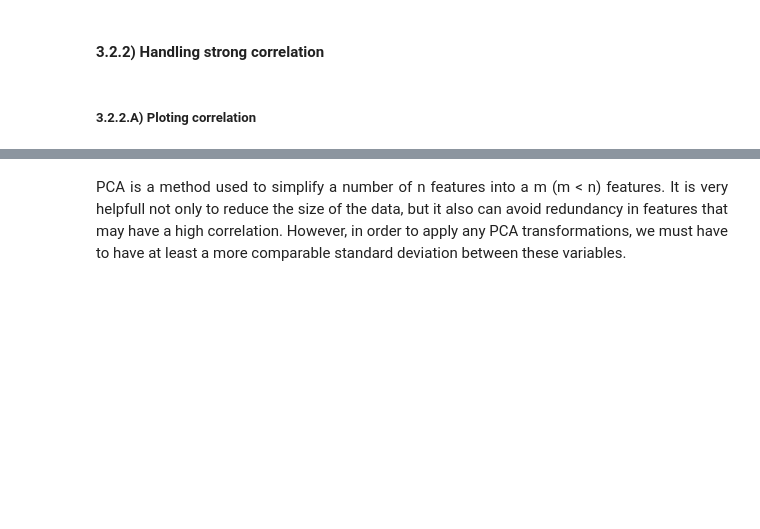
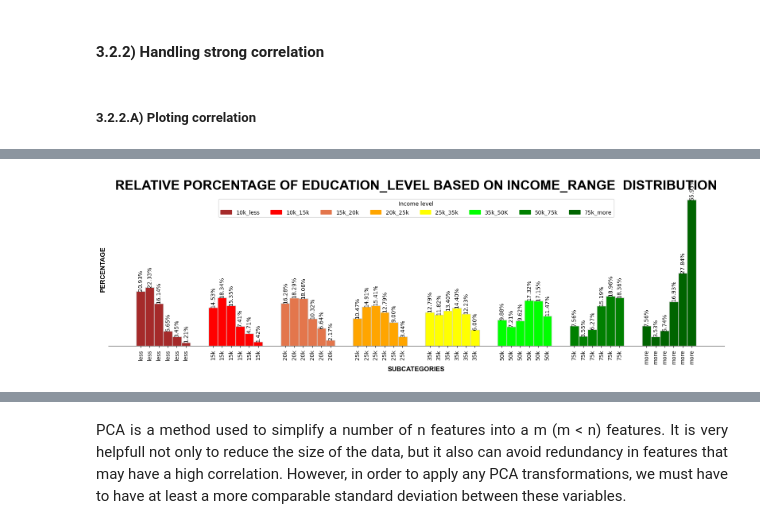
Before and after one commit to TulioInoue/diabetes_study, a Jupyter notebook: cleanning_data.ipynb, the cells around one changed output, grey strips where cells are left out. Cells and saved outputs as stored; diff of their text form; code cells hidden in the pictures; blank space fills up the shorter version.

```diff
--- a/cleanning_data.ipynb
+++ b/cleanning_data.ipynb
@@ -709,0 +757,82 @@ plt.show()
+# %%
+fig, ax = plt.subplots(
+    figsize = (20, 5)
+)
+
+plotdf = dataset.group_by(
+    ["INCOME_RANGE", "EDUCATION_LEVEL"]
+).agg(
+    pl.col("EDUCATION_LEVEL").len().alias("TOTAL")
+).with_columns(
+    (
+        pl.col("INCOME_RANGE") + "_" + pl.col("EDUCATION_LEVEL")
+    ).alias("INCOME_RANGE_EDUCATION_LEVEL"),
+    (
+        pl.col("TOTAL")/pl.col("TOTAL").sum().over("EDUCATION_LEVEL")
+    ).alias("PERCENTAGE")
+).sort(
+    by = ["INCOME_RANGE", "EDUCATION_LEVEL"]
+)
+
+positions = np.concatenate([np.arange(
+    start = start, stop = start + 9, step = 1.5
+) for start in range(0, 96, 12)])
+
+plots.plot_bar(
+    ax = ax,
+    x_values = positions,
+    y_values = plotdf["PERCENTAGE"],
+    title = {
+        "text": "RELATIVE PORCENTAGE OF EDUCATION_LEVEL BASED ON INCOME_RANGE  DISTRIBUTION",
+        "size": 24
+    },
+    x_label = {
+        "text": "SUBCATEGORIES",
+    },
+    y_label = {
+        "text": "PERCENTAGE",
+    },
+    width = 1.5,
+    colors =  (
+        ["brown"]*6 + ["red"]*6 + ["#E3764C"]*6 + ["orange"]*6 + ["yellow"]*6 + ["lime"]*6 + ["green"]*6 + ["darkgreen"]*6
+    ),
+    legends = plotdf["INCOME_RANGE_EDUCATION_LEVEL"],
+    formater = "{:,.2%}",
+    tooltip_align = "edge",
+    tooltip_rotation = 90
+)
+
+ax.tick_params(axis = 'x', labelrotation = 90)
+
+ax.set_xticks(
+    ticks = positions,
+    labels = [income.split("_")[1] for income in plotdf["INCOME_RANGE_EDUCATION_LEVEL"]]
+)
+
+legend_info = {
+    "10k_less": "brown",
+    "10k_15k": "red",
+    "15k_20k": "#E3764C",
+    "20k_25k": "orange",
+    "25k_35k": "yellow",
+    "35k_50K": "lime",
+    "50k_75k": "green",
+    "75k_more": "darkgreen",
+}
+
+handles = [
+    mpatches.Patch(color = color, label = label)
+    for label, color in legend_info.items()
+]
+
+ax.legend(
+    handles = handles,
+    title = "Income level",
+    bbox_to_anchor = (0.5, 0.975),
+    loc='upper center',
+    ncol = len(plotdf["INCOME_RANGE"].unique()),
+)
+
+plt.show()
+# %% [output]
+[figure, added]
```
Also changed, not shown: parts of 28 cells of this notebook, 2 other files.
